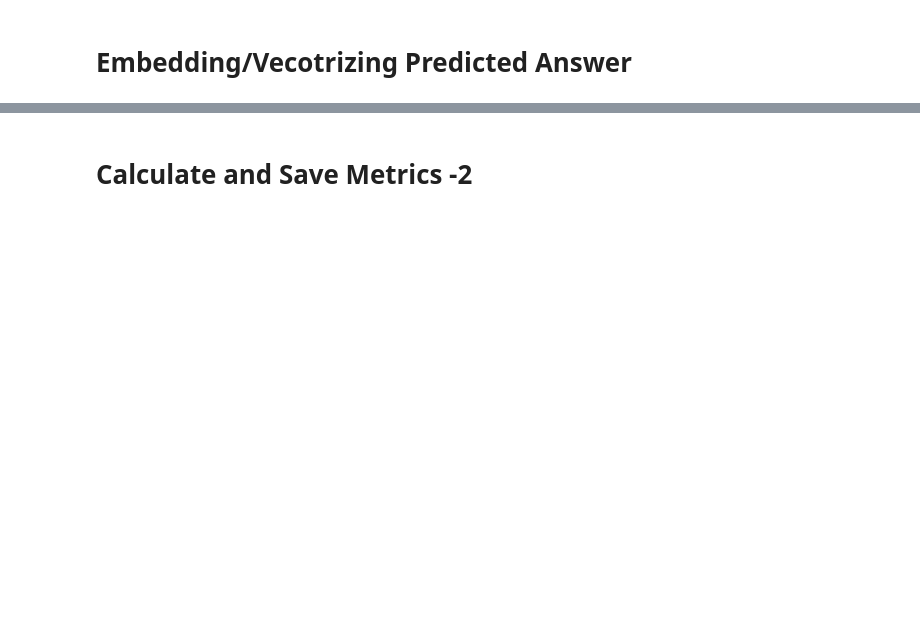
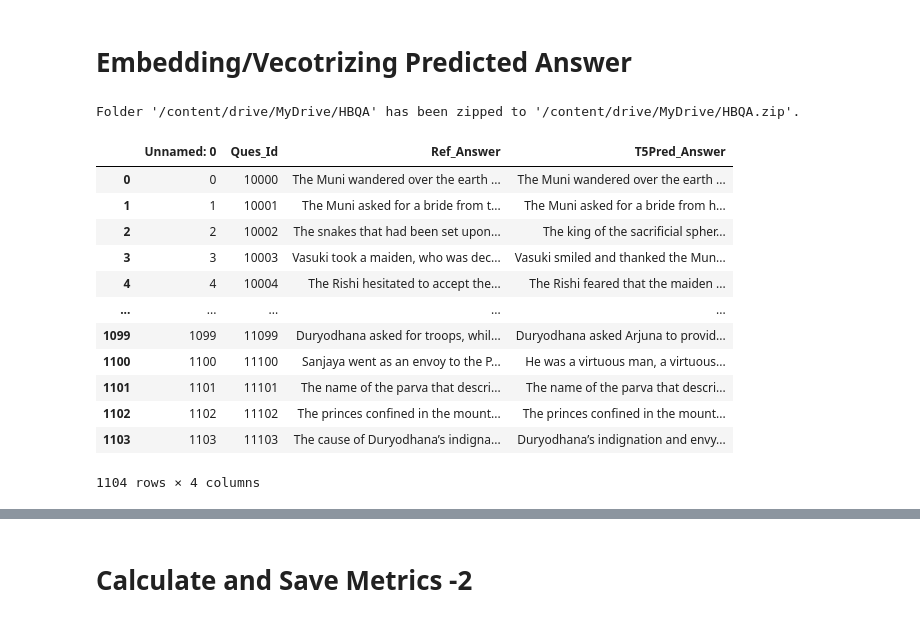
Before and after one commit to dasarpai/HBQA, a Jupyter notebook: 09.1-HBQA_T5_E2.ipynb, the cells around one changed output, grey strips where cells are left out. Drawn from its saved outputs; the diff is of its cells as text; code cells hidden in the pictures; blank space fills up the shorter version.

```diff
--- a/09.1-HBQA_T5_E2.ipynb
+++ b/09.1-HBQA_T5_E2.ipynb
@@ -24,12 +33,14 @@ Drive already mounted at /content/drive; to attempt to forcibly remount, call dr
 # %%
 apipath = r'H:\\My Drive\\config\\hbqa.txt'
 apipath = r'/content/drive/MyDrive/config/hbqa-colab.txt'
+apipath = 'hbqa-colab.txt'
 import configparser
+
+datapath = "" # config['global']['DATA_FOLDER']
 
 config = configparser.ConfigParser()
 config.read(apipath)
 secret_key = config['global']['OPENAI_KEY']
-datapath = config['global']['DATA_FOLDER']
 corpuspath = config['global']['CORPUS_FOLDER']
 PINECONE_API_KEY = config['global']['PINECONE_KEY']
 PINECONE_ENV = config['global']['PINECONE_ENV']
@@ -435,6 +556,42 @@ df1[[ 'BLEU_Score', 'GLUE_Acc', 'GLUE_F1']].mean()
 # %% [markdown]
 # Embedding/Vecotrizing Predicted Answer
+# %%
+import zipfile
+import os
+
+# Replace 'folder_path' with the path to the folder you want to zip
+folder_path = '/content/drive/MyDrive/HBQA'
+
+# Replace 'output_zip_filename.zip' with the desired name of the output zip file
+output_zip_filename = '/content/drive/MyDrive/HBQA.zip'
+
+# Create a zip file
+with zipfile.ZipFile(output_zip_filename, 'w', zipfile.ZIP_DEFLATED) as zipf:
+    # Walk through the directory and add all files to the zip file
+    for foldername, subfolders, filenames in os.walk(folder_path):
+        for filename in filenames:
+            filepath = os.path.join(foldername, filename)
+            arcname = os.path.relpath(filepath, folder_path)
+            zipf.write(filepath, arcname)
+
+print(f"Folder '{folder_path}' has been zipped to '{output_zip_filename}'.")
+# %% [output]
+Folder '/content/drive/MyDrive/HBQA' has been zipped to '/content/drive/MyDrive/HBQA.zip'.
 # %%
-df_t5Predicted_Ans = pd.read_csv(datapath+"09.11-t5Predicted_ans_E2.csv")
+df_t5Predicted_Ans = pd.read_csv(datapath+"09.11-T5Predicted_Ans_E2.csv")
 df_t5Predicted_Ans
+# %% [output]
+|  | Unnamed: 0 | Ques_Id | Ref_Answer | T5Pred_Answer |
+| 0 | 0 | 10000 | The Muni wandered over the earth ... | The Muni wandered over the earth ... |
+| 1 | 1 | 10001 | The Muni asked for a bride from t... | The Muni asked for a bride from h... |
+| 2 | 2 | 10002 | The snakes that had been set upon... | The king of the sacrificial spher... |
+| 3 | 3 | 10003 | Vasuki took a maiden, who was dec... | Vasuki smiled and thanked the Mun... |
+| 4 | 4 | 10004 | The Rishi hesitated to accept the... | The Rishi feared that the maiden ... |
+| ... | ... | ... | ... | ... |
+| 1099 | 1099 | 11099 | Duryodhana asked for troops, whil... | Duryodhana asked Arjuna to provid... |
+| 1100 | 1100 | 11100 | Sanjaya went as an envoy to the P... | He was a virtuous man, a virtuous... |
+| 1101 | 1101 | 11101 | The name of the parva that descri... | The name of the parva that descri... |
+| 1102 | 1102 | 11102 | The princes confined in the mount... | The princes confined in the mount... |
+| 1103 | 1103 | 11103 | The cause of Duryodhana’s indigna... | Duryodhana’s indignation and envy... |
+1104 rows × 4 columns
 # %%
```
Also changed, not shown: parts of 23 cells of this notebook.
